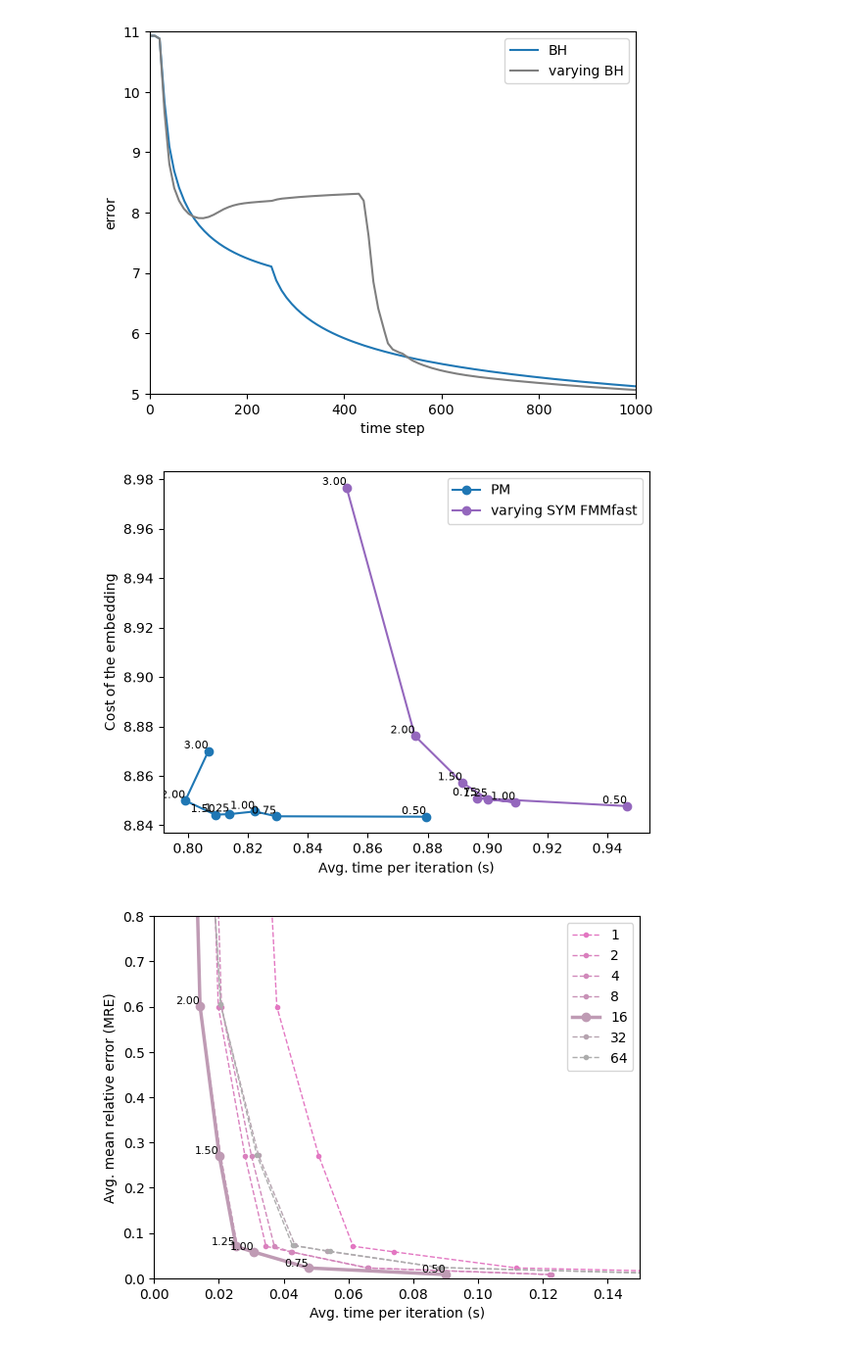
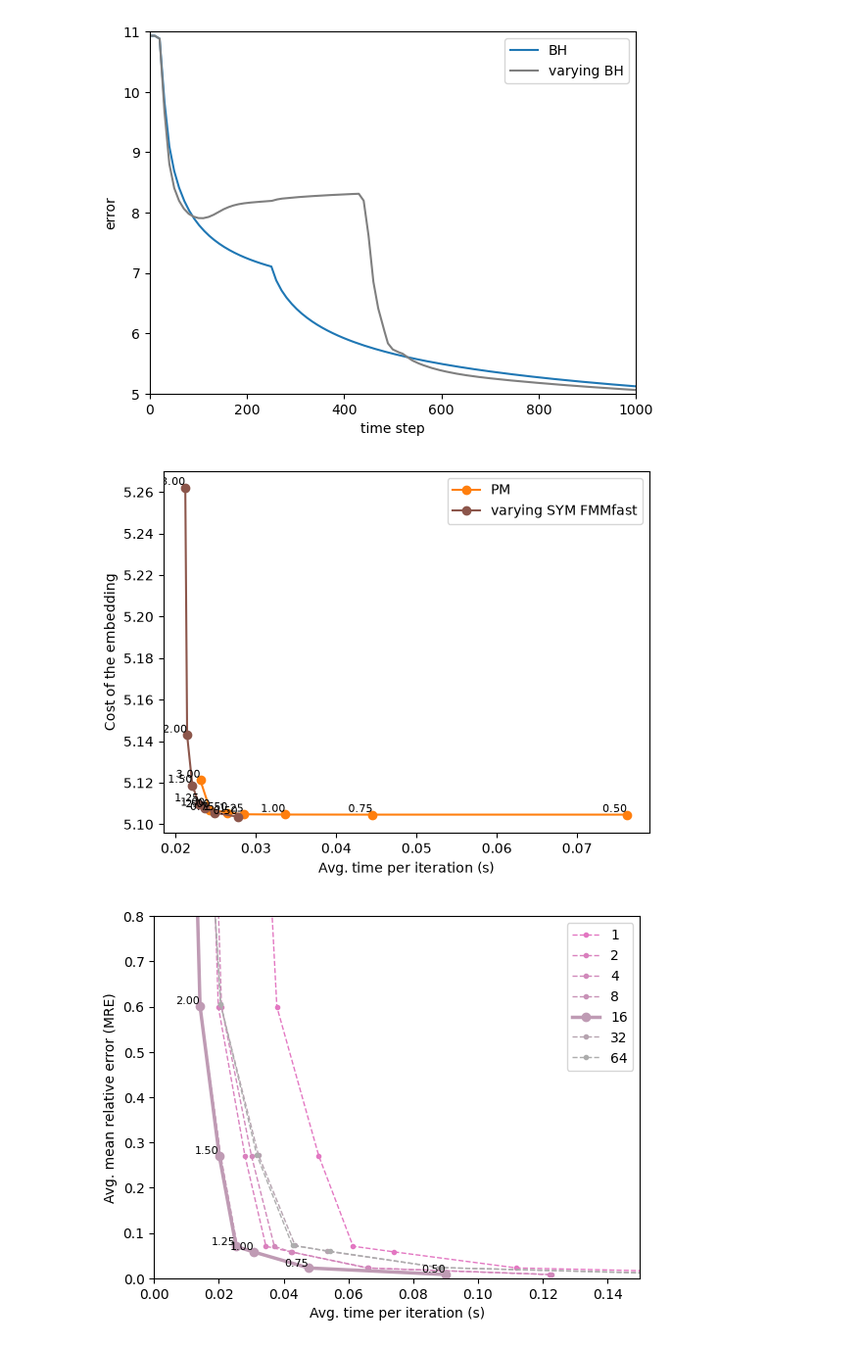
Before and after one commit to LucasFurer/FMM_tSNE, a Jupyter notebook: grapher.ipynb, the cells around one changed output. Shown at 98% size. Cells and saved outputs as stored; diff of their text form; code cells hidden in the pictures.

```diff
--- a/grapher.ipynb
+++ b/grapher.ipynb
@@ -396,27 +396,27 @@ plotGraph(custom_labels, 0, 1000,"time step", "error", "plotOutput/lines_plot.pn
 # %% [output]
 [figure]
 # %%
-pointAmount = "1000000" # 70000, 1000000
-dataSet = "mice_brain_cells" # MNIST_digits, mice_brain_cells
+pointAmount = "70000" # 70000, 1000000
+dataSet = "MNIST_digits" # MNIST_digits, mice_brain_cells
 perp = "30"
 
 
 custom_labels = {
     os.path.join("graphCSV", dataSet, pointAmount, "perp" + perp, "tsneCalculationtimeCostPM_point" + pointAmount + "_perp" + perp + "_dataset" + dataSet + ".csv"): "PM",
     #os.path.join("graphCSV", dataSet, pointAmount, "perp" + perp, "tsneCalculationtimeCostBH_point" + pointAmount + "_perp" + perp + "_dataset" + dataSet + ".csv"): "varying BH",
     #os.path.join("graphCSV", dataSet, pointAmount, "perp" + perp, "tsneCalculationtimeCostFMM_MORTON_point" + pointAmount + "_perp" + perp + "_dataset" + dataSet + ".csv"): "varying FMM",
     #os.path.join("graphCSV", dataSet, pointAmount, "perp" + perp, "tsneCalculationtimeCostFMM_SYM_MORTON_point" + pointAmount + "_perp" + perp + "_dataset" + dataSet + ".csv"): "varying SYM FMM",
     os.path.join("graphCSV", dataSet, pointAmount, "perp" + perp, "tsneCalculationtimeCostFMMfast_SYM_MORTON_point" + pointAmount + "_perp" + perp + "_dataset" + dataSet + ".csv"): "varying SYM FMMfast",
 
 }
 
 plotGraph(custom_labels, 0, 1000, "Cost of the embedding", "Avg. time per iteration (s)", "plotOutput/lines_plot.png", True, None, None, None, None, None, None, True)
 
 #plotGraph(custom_labels, 0, 1000, "Cost of the embedding", "Avg. time per iteration (s)", "plotOutput/lines_plot.png", True, 0.028, 0.095, 5.025, 5.175, None, None, True, None)
 #plotGraph(custom_labels, 0, 1000, "Cost of the embedding", "Avg. time per iteration (s)", "plotOutput/lines_plot.png", True, 0.03, 0.065, 5.1, 5.14, None, None, True)
 #plotGraph(custom_labels, 0, 1000, "Cost of the embedding", "Avg. time per iteration (s)", "plotOutput/lines_plot.png", True, 0.02, 0.04, 5.1, 5.14, None, None, True)
 # %% [output]
-[figure, old version]
+[figure, new version]
 # %%
 pointAmount = "70000"
 dataSet = "MNIST_digits"
```
Also changed, not shown: parts of 2 cells of this notebook, 20 other files.
